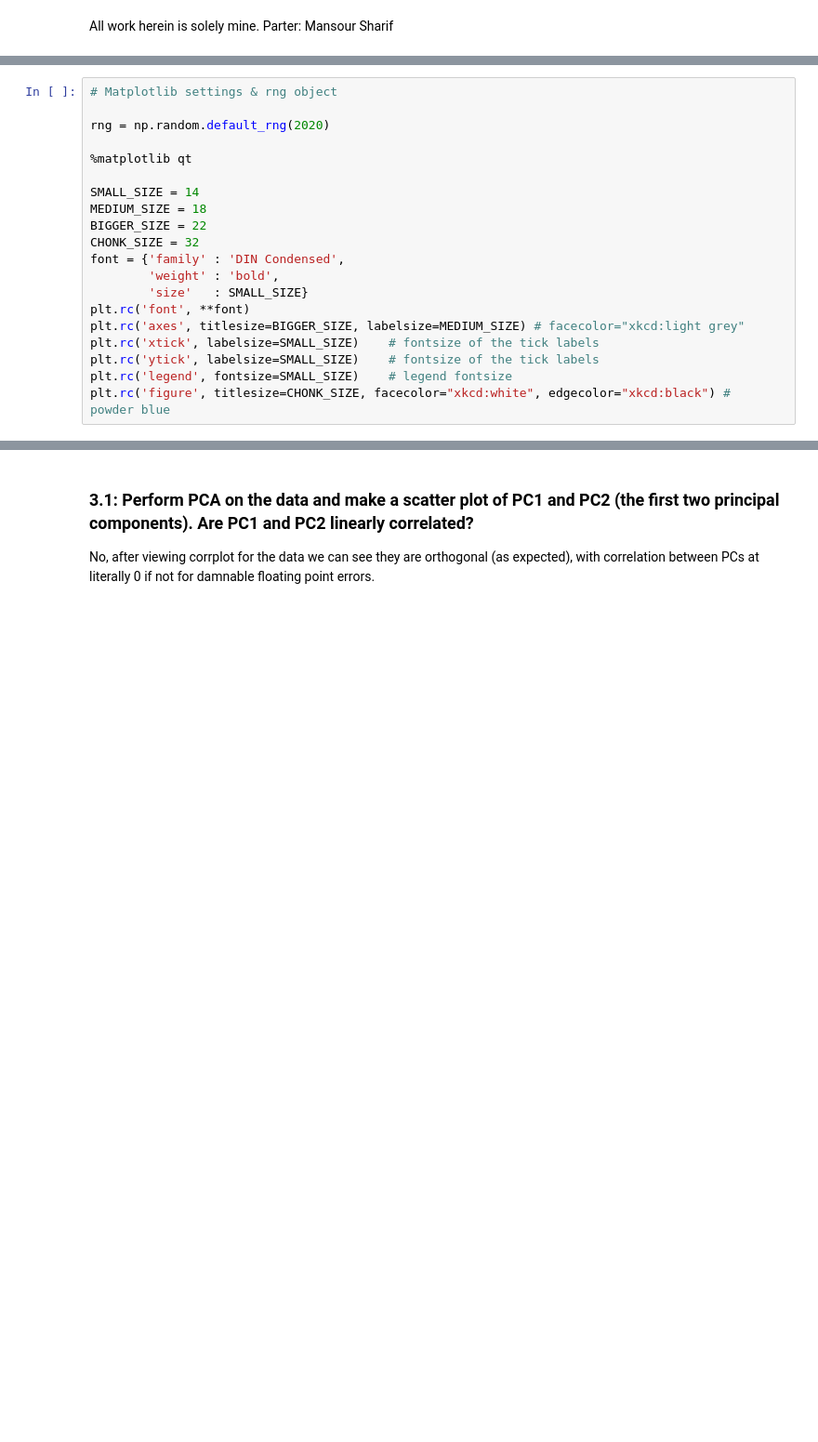
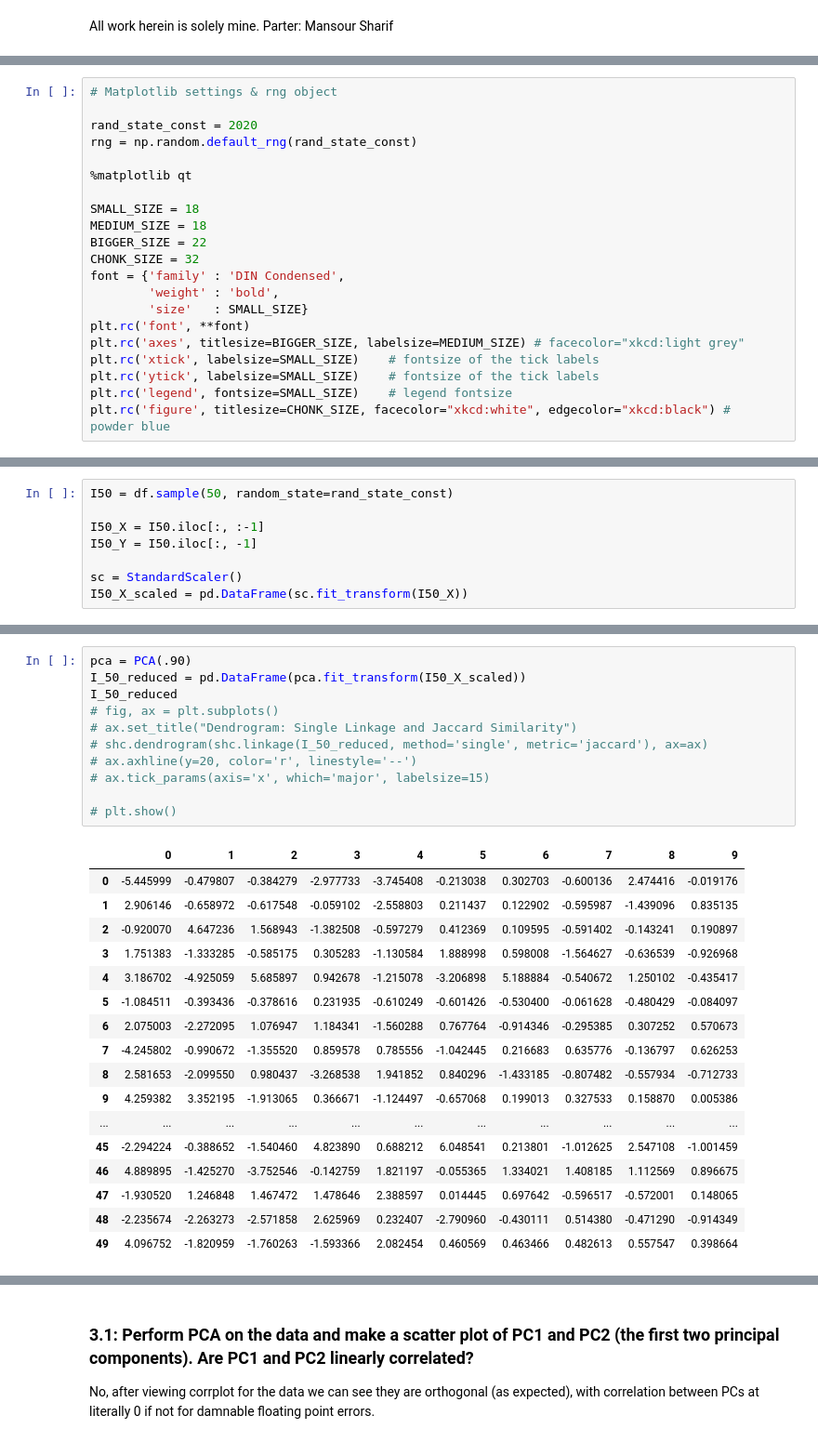
Before and after one commit to Joshua-Elms/CSCI-B365, a Jupyter notebook: HW5/main.ipynb, the cells around one changed output, grey strips where cells are left out. Shown at 93% size. Drawn from its saved outputs; the diff is of its cells as text; blank space fills up the shorter version.

```diff
--- a/HW5/main.ipynb
+++ b/HW5/main.ipynb
@@ -12,11 +18,12 @@ import seaborn as sns
 # %%
 # Matplotlib settings & rng object
 
-rng = np.random.default_rng(2020)
+rand_state_const = 2020
+rng = np.random.default_rng(rand_state_const)
 
 %matplotlib qt
 
-SMALL_SIZE = 14
+SMALL_SIZE = 18
 MEDIUM_SIZE = 18
 BIGGER_SIZE = 22
 CHONK_SIZE = 32
@@ -52,0 +85,8 @@ X
+# %%
+I50 = df.sample(50, random_state=rand_state_const)
+
+I50_X = I50.iloc[:, :-1]
+I50_Y = I50.iloc[:, -1]
+
+sc = StandardScaler()
+I50_X_scaled = pd.DataFrame(sc.fit_transform(I50_X))
@@ -52,0 +117,29 @@ X
+# %%
+pca = PCA(.90)
+I_50_reduced = pd.DataFrame(pca.fit_transform(I50_X_scaled))
+I_50_reduced
+# fig, ax = plt.subplots()
+# ax.set_title("Dendrogram: Single Linkage and Jaccard Similarity")
+# shc.dendrogram(shc.linkage(I_50_reduced, method='single', metric='jaccard'), ax=ax)
+# ax.axhline(y=20, color='r', linestyle='--')
+# ax.tick_params(axis='x', which='major', labelsize=15)
+
+# plt.show()
+# %% [output]
+|  | 0 | 1 | 2 | 3 | 4 | 5 | 6 | 7 | 8 | 9 |
+| 0 | -5.445999 | -0.479807 | -0.384279 | -2.977733 | -3.745408 | -0.213038 | 0.302703 | -0.600136 | 2.474416 | -0.019176 |
+| 1 | 2.906146 | -0.658972 | -0.617548 | -0.059102 | -2.558803 | 0.211437 | 0.122902 | -0.595987 | -1.439096 | 0.835135 |
+| 2 | -0.920070 | 4.647236 | 1.568943 | -1.382508 | -0.597279 | 0.412369 | 0.109595 | -0.591402 | -0.143241 | 0.190897 |
+| 3 | 1.751383 | -1.333285 | -0.585175 | 0.305283 | -1.130584 | 1.888998 | 0.598008 | -1.564627 | -0.636539 | -0.926968 |
+| 4 | 3.186702 | -4.925059 | 5.685897 | 0.942678 | -1.215078 | -3.206898 | 5.188884 | -0.540672 | 1.250102 | -0.435417 |
+| 5 | -1.084511 | -0.393436 | -0.378616 | 0.231935 | -0.610249 | -0.601426 | -0.530400 | -0.061628 | -0.480429 | -0.084097 |
+| 6 | 2.075003 | -2.272095 | 1.076947 | 1.184341 | -1.560288 | 0.767764 | -0.914346 | -0.295385 | 0.307252 | 0.570673 |
+| 7 | -4.245802 | -0.990672 | -1.355520 | 0.859578 | 0.785556 | -1.042445 | 0.216683 | 0.635776 | -0.136797 | 0.626253 |
+| 8 | 2.581653 | -2.099550 | 0.980437 | -3.268538 | 1.941852 | 0.840296 | -1.433185 | -0.807482 | -0.557934 | -0.712733 |
+| 9 | 4.259382 | 3.352195 | -1.913065 | 0.366671 | -1.124497 | -0.657068 | 0.199013 | 0.327533 | 0.158870 | 0.005386 |
+| ... | ... | ... | ... | ... | ... | ... | ... | ... | ... | ... |
+| 45 | -2.294224 | -0.388652 | -1.540460 | 4.823890 | 0.688212 | 6.048541 | 0.213801 | -1.012625 | 2.547108 | -1.001459 |
+| 46 | 4.889895 | -1.425270 | -3.752546 | -0.142759 | 1.821197 | -0.055365 | 1.334021 | 1.408185 | 1.112569 | 0.896675 |
+| 47 | -1.930520 | 1.246848 | 1.467472 | 1.478646 | 2.388597 | 0.014445 | 0.697642 | -0.596517 | -0.572001 | 0.148065 |
+| 48 | -2.235674 | -2.263273 | -2.571858 | 2.625969 | 0.232407 | -2.790960 | -0.430111 | 0.514380 | -0.471290 | -0.914349 |
+| 49 | 4.096752 | -1.820959 | -1.760263 | -1.593366 | 2.082454 | 0.460569 | 0.463466 | 0.482613 | 0.557547 | 0.398664 |
```
Also changed, not shown: parts of 18 cells of this notebook, 1 other file.
